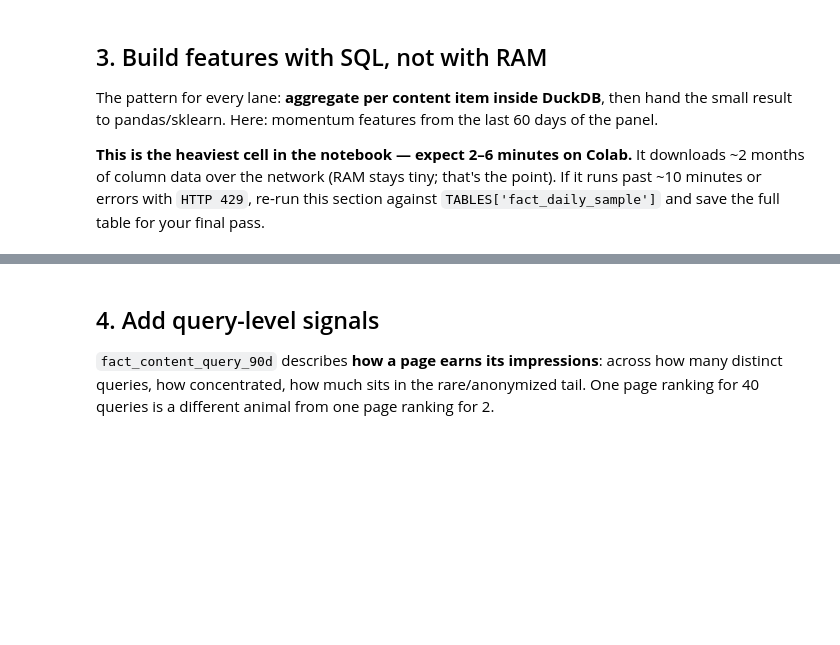
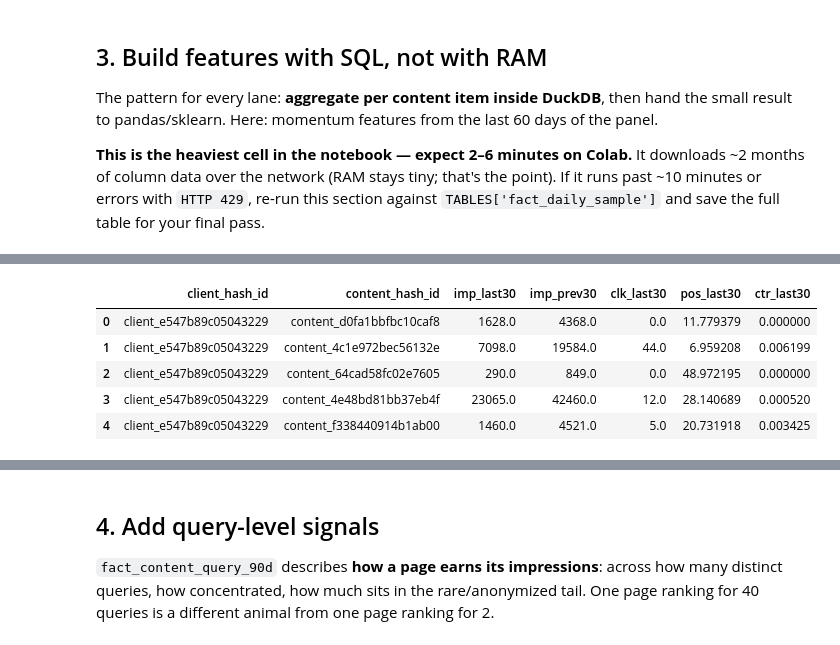
Before and after one commit to maryam12arshad17/flyrank-internship-ml, a Jupyter notebook: notebooks/03_working_with_the_full_release.ipynb, the cells around one changed output, grey strips where cells are left out. Saved outputs shown, nothing was run; the diff lists cells and outputs as text; code cells hidden in the pictures; blank space fills up the shorter version.

```diff
--- a/notebooks/03_working_with_the_full_release.ipynb
+++ b/notebooks/03_working_with_the_full_release.ipynb
@@ -96,9 +117,9 @@ features = con.sql(f"""
                SUM(CASE WHEN f.report_date >  b.end_d - INTERVAL 30 DAY THEN f.gsc_clicks ELSE 0 END)      AS clk_last30,
                AVG(CASE WHEN f.report_date >  b.end_d - INTERVAL 30 DAY THEN f.gsc_avg_position END)       AS pos_last30
         FROM {TABLES['fact_daily']} f, bounds b
-        WHERE f.report_date > b.end_d - INTERVAL 60 DAY
+        WHERE f.report_date > b.end_d - INTERVAL 90 DAY
         GROUP BY 1, 2
-        HAVING imp_prev30 >= 100
+        HAVING imp_prev30 >= 200
     )
     SELECT * FROM windowed
 """).df()
@@ -107,0 +137,19 @@ features.head()
+# %%
+# New Feature: CTR of the last 30 days
+
+features["ctr_last30"] = (
+    features["clk_last30"] /
+    features["imp_last30"]
+)
+
+# Replace missing values with 0
+features["ctr_last30"] = features["ctr_last30"].fillna(0)
+
+features.head()
+# %% [output]
+|  | client_hash_id | content_hash_id | imp_last30 | imp_prev30 | clk_last30 | pos_last30 | ctr_last30 |
+| 0 | client_e547b89c05043229 | content_d0fa1bbfbc10caf8 | 1628.0 | 4368.0 | 0.0 | 11.779379 | 0.000000 |
+| 1 | client_e547b89c05043229 | content_4c1e972bec56132e | 7098.0 | 19584.0 | 44.0 | 6.959208 | 0.006199 |
+| 2 | client_e547b89c05043229 | content_64cad58fc02e7605 | 290.0 | 849.0 | 0.0 | 48.972195 | 0.000000 |
+| 3 | client_e547b89c05043229 | content_4e48bd81bb37eb4f | 23065.0 | 42460.0 | 12.0 | 28.140689 | 0.000520 |
+| 4 | client_e547b89c05043229 | content_f338440914b1ab00 | 1460.0 | 4521.0 | 5.0 | 20.731918 | 0.003425 |
```
Also changed, not shown: parts of 8 cells of this notebook.
